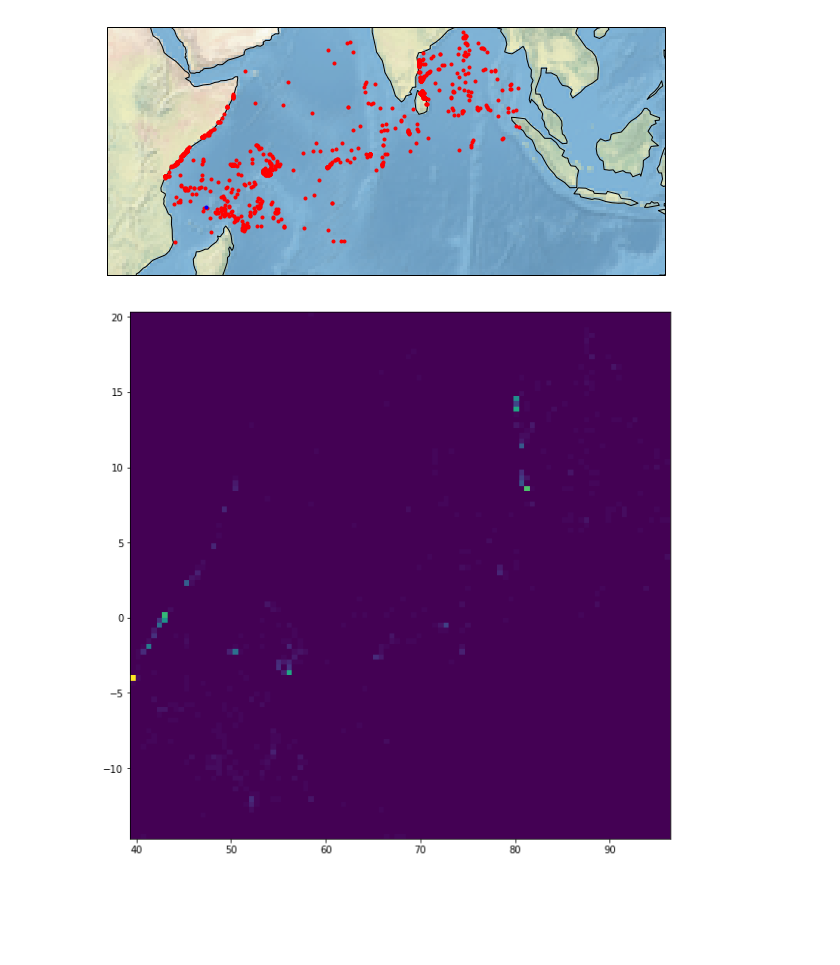
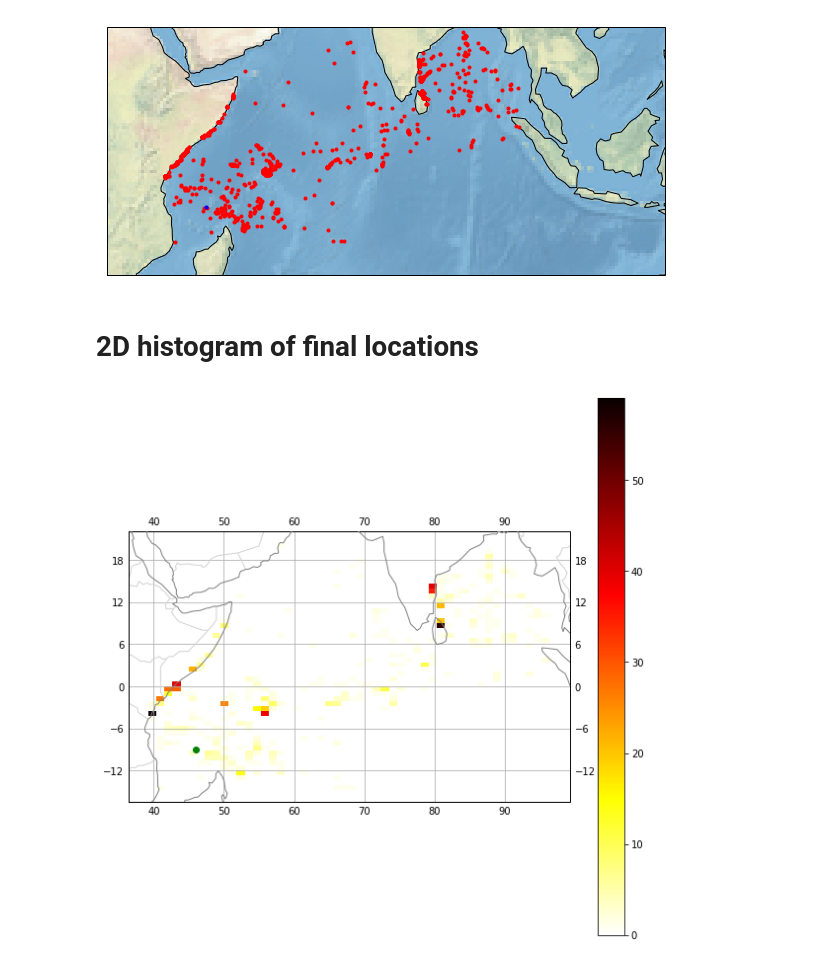
Before and after one commit to gmacgilchrist/parcels, a Jupyter notebook: parcels_seychelles/parcels_seychelles_draw.ipynb, the cells around one changed output. Cells and saved outputs as stored; diff of their text form; code cells hidden in the pictures; blank space fills up the shorter version.

Commit message:
improved hist plot

```diff
--- a/parcels_seychelles/parcels_seychelles_draw.ipynb
+++ b/parcels_seychelles/parcels_seychelles_draw.ipynb
@@ -27,8 +30,21 @@ ax.plot(46,-9,'b.')
 # %% [output]
 [<matplotlib.lines.Line2D at 0x...>]
 [figure]
-# %%
-fig,ax = plt.subplots(figsize=(10,10),ncols=1)
-ax.hist2d(dend.lon.values,dend.lat.values,[100,100]);
-# %% [output]
-[figure, removed]
+# %% [markdown]
+# 2D histogram of final locations
+# %%
+# Calculate 2D histogram of final locations using numpy
+h,xe,ye = np.histogram2d(dend.lon.values,dend.lat.values,[50,50]);
+# Set up figure
+fig,ax = plt.subplots(figsize=(10,10),ncols=1,subplot_kw={'projection': ccrs.PlateCarree()})
+ax.add_feature(cfeature.BORDERS,edgecolor='lightgray',zorder=2);
+ax.add_feature(cfeature.COASTLINE,edgecolor='gray',zorder=3);
+ax.gridlines(draw_labels='true')
+# Visualise data
+im=ax.pcolormesh(xe,ye,np.transpose(h),zorder=1)
+im.set_cmap('hot_r')
+plt.colorbar(im,ax=ax);
+# Plot original (final) particle location
+ax.plot(46,-9,'go');
+# %% [output]
+[figure, added]
```
Also changed, not shown: parts of 2 cells of this notebook.
